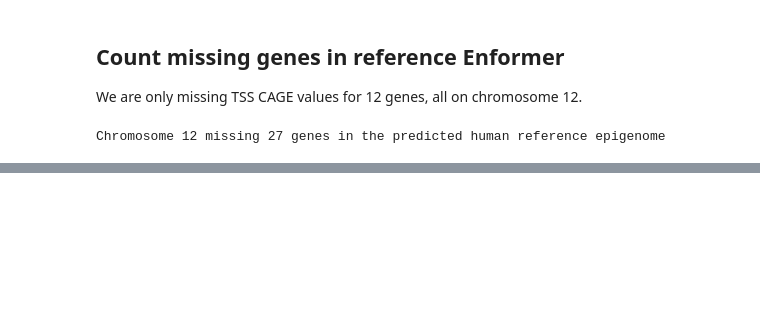
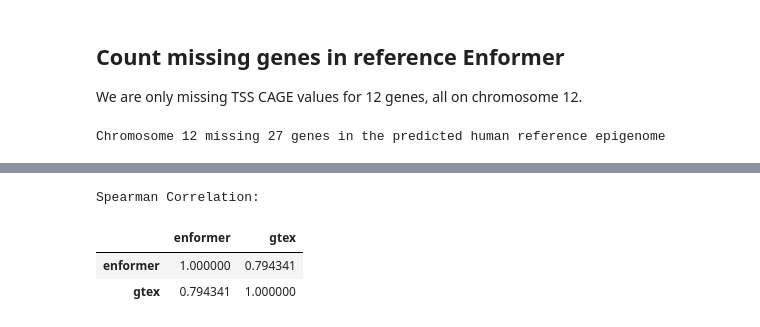
Before and after one commit to hakyimlab/sabrina-deep-learning-in-genomics, a Jupyter notebook: posts/2023-08-22-correlation-between-Enformer-and-GTEx-expression-across-genes-by-chromosome/index.ipynb, the cells around one changed output, grey strips where cells are left out. Drawn from its saved outputs; the diff is of its cells as text; code cells hidden in the pictures; blank space fills up the shorter version.

```diff
--- a/posts/2023-08-22-correlation-between-Enformer-and-GTEx-expression-across-genes-by-chromosome/index.ipynb
+++ b/posts/2023-08-22-correlation-between-Enformer-and-GTEx-expression-across-genes-by-chromosome/index.ipynb
@@ -155,0 +113,8 @@ Correlation across all genes:
+# %%
+print("Spearman Correlation:")
+all_genes.corr(method="spearman")
+# %% [output]
+Spearman Correlation:
+|  | enformer | gtex |
+| enformer | 1.000000 | 0.794341 |
+| gtex | 0.794341 | 1.000000 |
```
Also changed, not shown: parts of 11 cells of this notebook, 3 other files.
